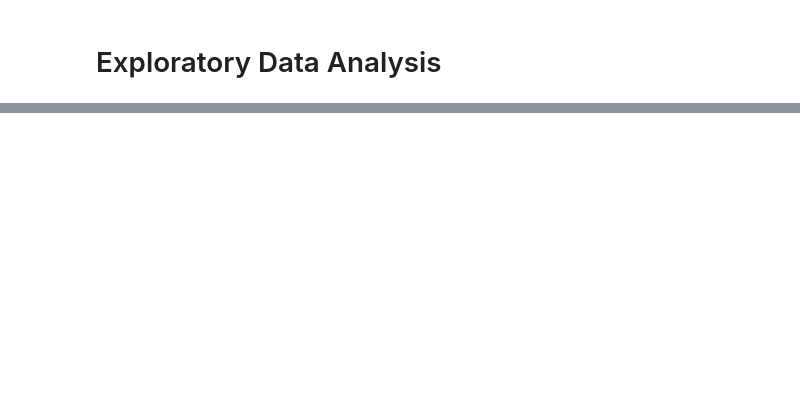
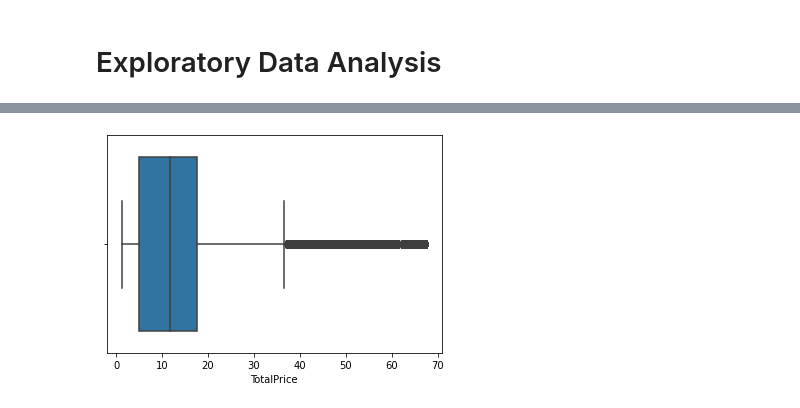
Before and after one commit to Sodiqlef/KMeans-RFM-customer-segmentation, a Jupyter notebook: KMeans-customers-segmentation.ipynb, the cells around one changed output, grey strips where cells are left out. Saved outputs shown, nothing was run; the diff lists cells and outputs as text; code cells hidden in the pictures; blank space fills up the shorter version.

```diff
--- a/KMeans-customers-segmentation.ipynb
+++ b/KMeans-customers-segmentation.ipynb
@@ -73,4 +143,6 @@ plt.show()
 # %%
 # Remove outliers
-lower_bound = df['TotalPrice'].quantile(0.10)  # 10th percentile
-upper_bound = df['TotalPrice'].quantile(0.90)  # 90th percentile
+lower_bound = df['TotalPrice'].quantile(0.05)  # 5th percentile
+upper_bound = df['TotalPrice'].quantile(0.95)  # 95th percentile
+df = df[df["TotalPrice"].between(lower_bound, upper_bound)]
+df.describe()
@@ -77,3 +159,5 @@ upper_bound = df['TotalPrice'].quantile(0.90)  # 90th percentile
 # %%
 # Check the distribution of UnitPrice
-sns.boxplot(x=df[]);
+sns.boxplot(x=df["TotalPrice"]);
+# %% [output]
+[figure, added]
```
Also changed, not shown: parts of 12 cells of this notebook.
